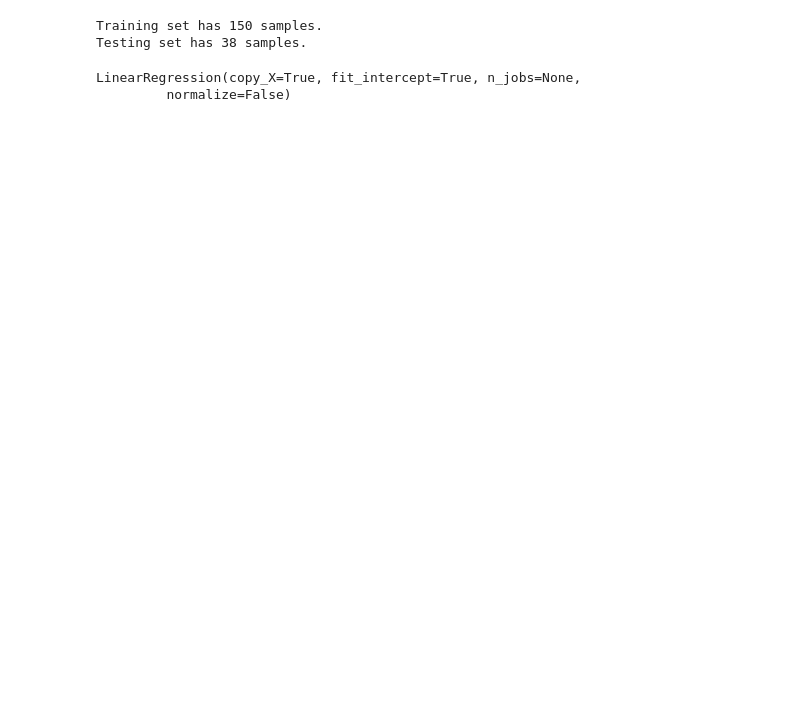
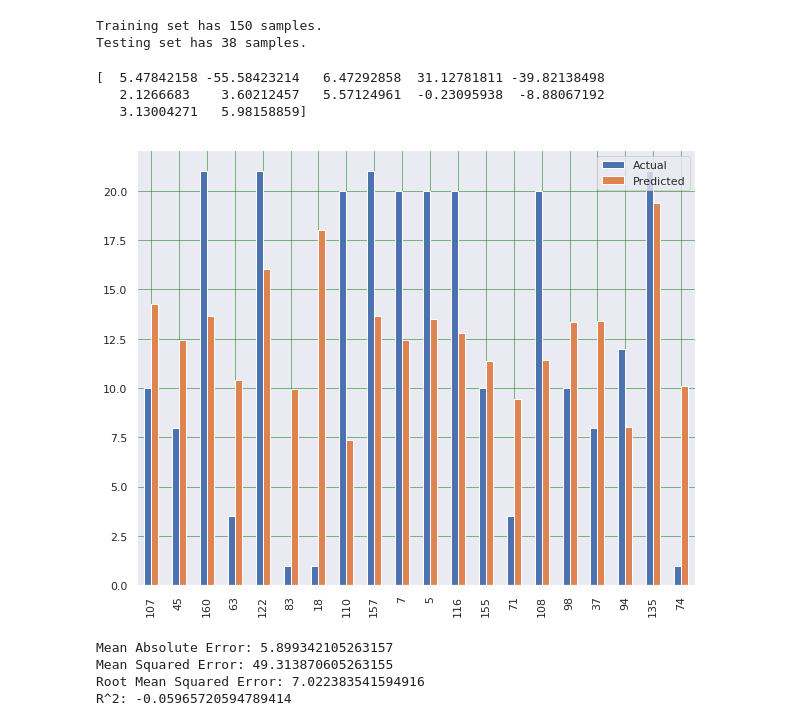
Before and after one commit to felixsc1/SpinalCord, a Jupyter notebook: modules/ML_test.ipynb, the cells around one changed output. Drawn from its saved outputs; the diff is of its cells as text; code cells hidden in the pictures; blank space fills up the shorter version.

```diff
--- a/modules/ML_test.ipynb
+++ b/modules/ML_test.ipynb
@@ -91,11 +97,19 @@ Testing set has 38 samples.
 # fit and predict the data
 
 from sklearn import linear_model
-reg = linear_model.LinearRegression()
+reg = linear_model.LinearRegression()   # R^2 = 0.12
+# reg = linear_model.Ridge(alpha=.5)    # R^2 = 0.1
+# reg = linear_model.Lasso(alpha=0.1)     # R^2 = 0.09
+# reg = linear_model.LassoLarsCV(max_iter=10000)     # R^2 = 0.12
+# reg = linear_model.SGDRegressor(max_iter=10000, penalty='l2')
+# reg = linear_model.HuberRegressor()   # R^2 = 0.15
 
 reg.fit(X_train, y_train)
 
 y_pred = reg.predict(X_test)
+
+print(reg.coef_)
 # %% [output]
-LinearRegression(copy_X=True, fit_intercept=True, n_jobs=None,
-         normalize=False)
+[  5.47842158 -55.58423214   6.47292858  31.12781811 -39.82138498
+   2.1266683    3.60212457   5.57124961  -0.23095938  -8.88067192
+   3.13004271   5.98158859]
@@ -102 +136,22 @@ LinearRegression(copy_X=True, fit_intercept=True, n_jobs=None,
+# %%
+df = pd.DataFrame({'Actual': y_test, 'Predicted': y_pred})
+
+df1 = df.head(20)
+
+df1.plot(kind='bar',figsize=(10,8))
+plt.grid(which='major', linestyle='-', linewidth='0.5', color='green')
+plt.grid(which='minor', linestyle=':', linewidth='0.5', color='black')
+plt.show()
+
+
+print('Mean Absolute Error:', metrics.mean_absolute_error(y_test, y_pred))
+print('Mean Squared Error:', metrics.mean_squared_error(y_test, y_pred))
+print('Root Mean Squared Error:', np.sqrt(metrics.mean_squared_error(y_test, y_pred)))
+print('R^2:', metrics.r2_score(y_test,y_pred))
+# %% [output]
+[figure, added]
+Mean Absolute Error: 5.899342105263157
+Mean Squared Error: 49.313870605263155
+Root Mean Squared Error: 7.022383541594916
+R^2: -0.05965720594789414
 # %%
```
Also changed, not shown: parts of 4 cells of this notebook, 3 other files.
